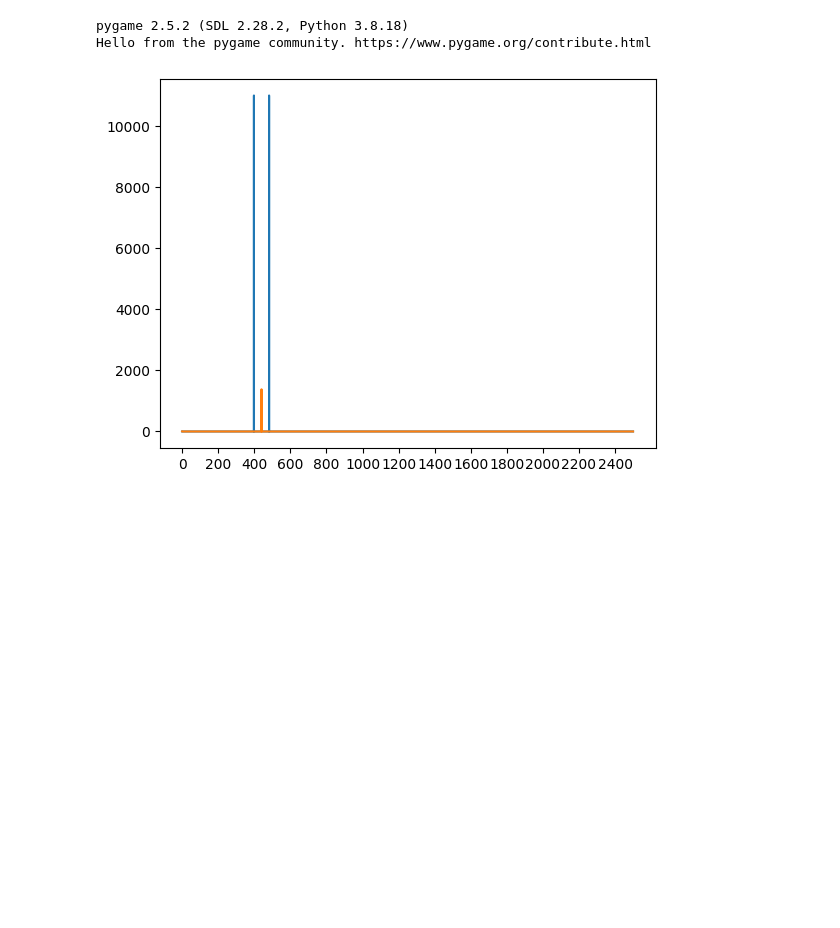
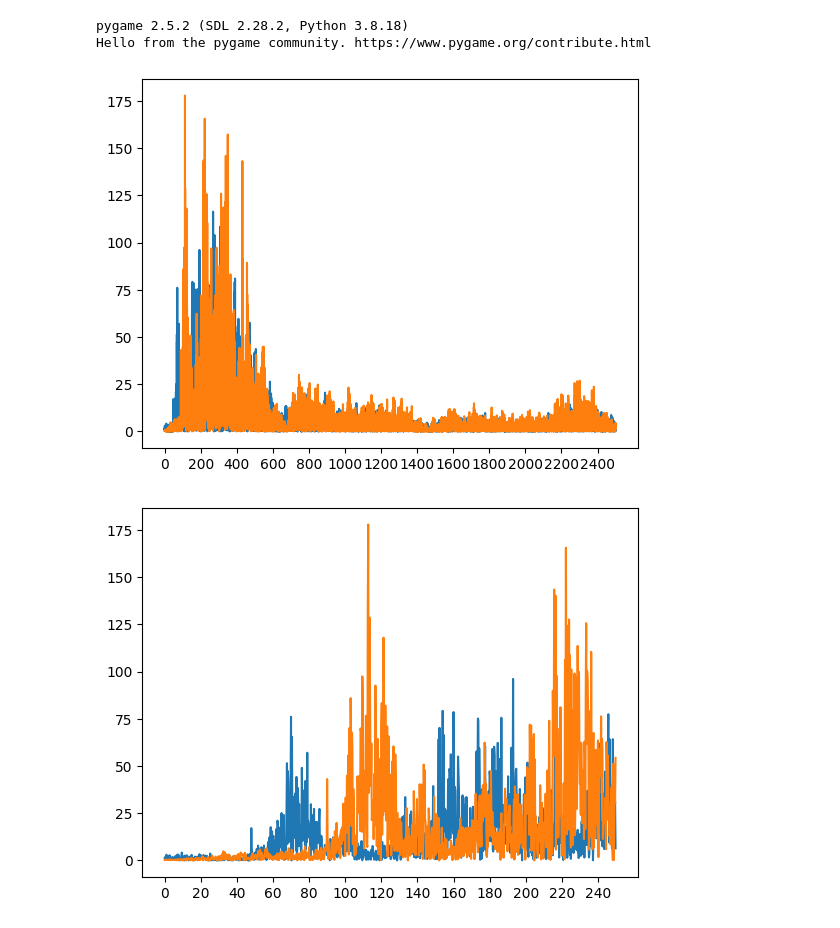
Before and after one commit to michalrzak/auditory-intention-decoding, a Jupyter notebook: notebooks/test_taggers.ipynb, the cells around one changed output. Saved outputs shown, nothing was run; the diff lists cells and outputs as text; code cells hidden in the pictures; blank space fills up the shorter version.

Commit message:
added FM modulation and ASSRTagger refactor (#35)
* added a function to save an Audio object as a wav file

* added FMTagger, AMTagger instead of ASSRTagger

* updated diagrams to match

* added tests

```diff
--- a/notebooks/test_taggers.ipynb
+++ b/notebooks/test_taggers.ipynb
@@ -39,20 +38,28 @@ def do_analysis(tagger: AAudioTagger, play_audio: bool = True) -> None:
     plt.xticks(range(0, 10000, step), range(0, int(frequency_multiplier * 10000), int(step * frequency_multiplier)))
 
     plt.show()
+
+    plt.plot(modified_spectrum[len(modified_spectrum) // 2: len(modified_spectrum) // 2 + 1000])
+    plt.plot(original_spectrum[len(original_spectrum) // 2: len(original_spectrum) // 2 + 1000])
+
+    step = 80
+    plt.xticks(range(0, 1000, step), range(0, int(frequency_multiplier * 1000), int(step * frequency_multiplier)))
+
+    plt.show()
 # %%
-# audio = load_wav_as_numpy_array("../test_sounds/test.wav")
-audio = load_wav_as_numpy_array("../test_sounds/440.wav")
+audio = load_wav_as_numpy_array("../test_sounds/test.wav")
+# audio = load_wav_as_numpy_array("../test_sounds/440.wav")
 # %%
-stimulus_assr = ASSRTagger(audio,
-                           [(2, 6)],
-                           #63,
-                           42,
-                           sine_signal,
-                           amplitude_modulation)
+stimulus_am = AMTagger(audio,
+                       [(2, 6)],
+                       #63,
+                       42,
+                       sine_signal)
 # %%
-do_analysis(stimulus_assr)
+do_analysis(stimulus_am)
 # %% [output]
-[figure, old version]
+[figure, new version]
+[figure, added]
 # %%
 stimulus_noise = NoiseTaggingTagger(audio,
                                     [(2, 6)],
```
Also changed, not shown: parts of 4 cells of this notebook, 6 other files.
